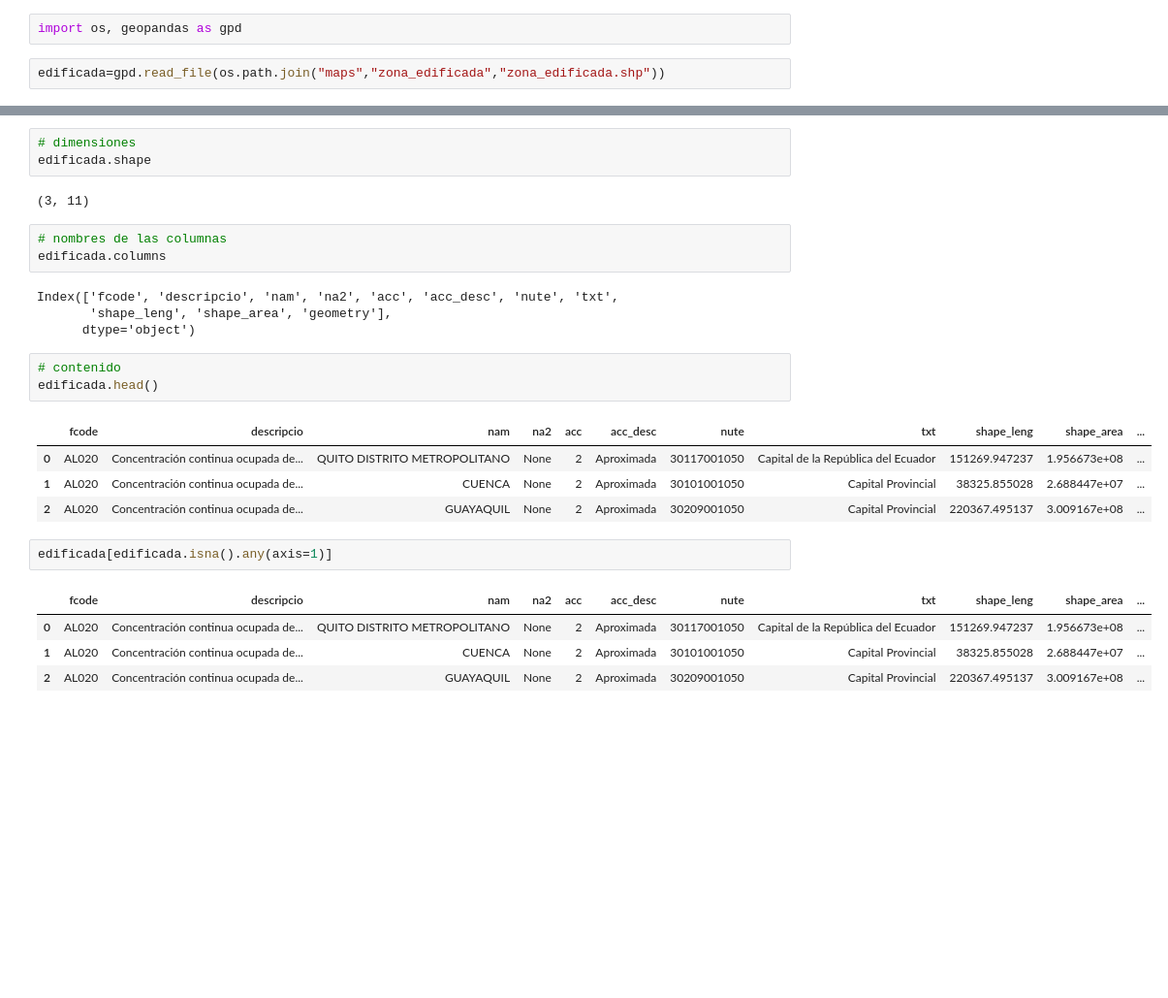
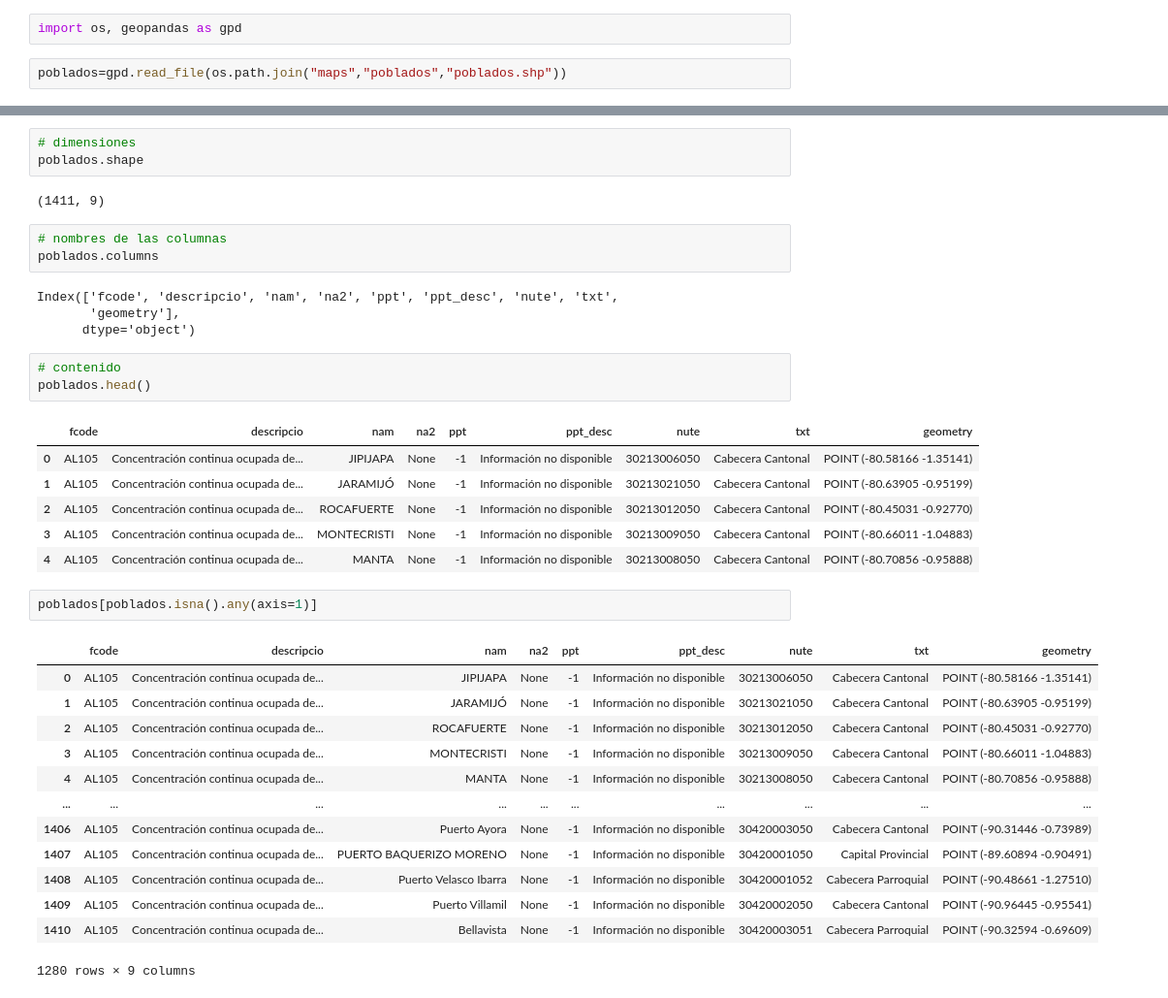
Before and after one commit to vaaleriaa111/geoECUADOR, a Jupyter notebook: codigoECU.ipynb, the cells around one changed output, grey strips where cells are left out. Shown: that part at 97% size. Cells and saved outputs as stored; diff of their text form; blank space fills up the shorter version.

```diff
--- a/codigoECU.ipynb
+++ b/codigoECU.ipynb
@@ -1,6 +1,6 @@
 # %%
 import os, geopandas as gpd
 # %%
-edificada=gpd.read_file(os.path.join("maps","zona_edificada","zona_edificada.shp"))
+poblados=gpd.read_file(os.path.join("maps","poblados","poblados.shp"))
 # %%
 # que tipo es?
@@ -9,30 +9,41 @@ type(edificada)
 geopandas.geodataframe.GeoDataFrame
 # %%
 # dimensiones
-edificada.shape
+poblados.shape
 # %% [output]
-(3, 11)
+(1411, 9)
 # %%
 # nombres de las columnas
-edificada.columns
+poblados.columns
 # %% [output]
-Index(['fcode', 'descripcio', 'nam', 'na2', 'acc', 'acc_desc', 'nute', 'txt',
-       'shape_leng', 'shape_area', 'geometry'],
+Index(['fcode', 'descripcio', 'nam', 'na2', 'ppt', 'ppt_desc', 'nute', 'txt',
+       'geometry'],
       dtype='object')
 # %%
 # contenido
-edificada.head()
+poblados.head()
 # %% [output]
-|  | fcode | descripcio | nam | na2 | acc | acc_desc | nute | txt | shape_leng | shape_area | ... |
-| 0 | AL020 | Concentración continua ocupada de... | QUITO DISTRITO METROPOLITANO | None | 2 | Aproximada | 30117001050 | Capital de la República del Ecuador | 151269.947237 | 1.956673e+08 | ... |
-| 1 | AL020 | Concentración continua ocupada de... | CUENCA | None | 2 | Aproximada | 30101001050 | Capital Provincial | 38325.855028 | 2.688447e+07 | ... |
-| 2 | AL020 | Concentración continua ocupada de... | GUAYAQUIL | None | 2 | Aproximada | 30209001050 | Capital Provincial | 220367.495137 | 3.009167e+08 | ... |
+|  | fcode | descripcio | nam | na2 | ppt | ppt_desc | nute | txt | geometry |
+| 0 | AL105 | Concentración continua ocupada de... | JIPIJAPA | None | -1 | Información no disponible | 30213006050 | Cabecera Cantonal | POINT (-80.58166 -1.35141) |
+| 1 | AL105 | Concentración continua ocupada de... | JARAMIJÓ | None | -1 | Información no disponible | 30213021050 | Cabecera Cantonal | POINT (-80.63905 -0.95199) |
+| 2 | AL105 | Concentración continua ocupada de... | ROCAFUERTE | None | -1 | Información no disponible | 30213012050 | Cabecera Cantonal | POINT (-80.45031 -0.92770) |
+| 3 | AL105 | Concentración continua ocupada de... | MONTECRISTI | None | -1 | Información no disponible | 30213009050 | Cabecera Cantonal | POINT (-80.66011 -1.04883) |
+| 4 | AL105 | Concentración continua ocupada de... | MANTA | None | -1 | Información no disponible | 30213008050 | Cabecera Cantonal | POINT (-80.70856 -0.95888) |
 # %%
-edificada[edificada.isna().any(axis=1)]
+poblados[poblados.isna().any(axis=1)]
 # %% [output]
-|  | fcode | descripcio | nam | na2 | acc | acc_desc | nute | txt | shape_leng | shape_area | ... |
-| 0 | AL020 | Concentración continua ocupada de... | QUITO DISTRITO METROPOLITANO | None | 2 | Aproximada | 30117001050 | Capital de la República del Ecuador | 151269.947237 | 1.956673e+08 | ... |
-| 1 | AL020 | Concentración continua ocupada de... | CUENCA | None | 2 | Aproximada | 30101001050 | Capital Provincial | 38325.855028 | 2.688447e+07 | ... |
-| 2 | AL020 | Concentración continua ocupada de... | GUAYAQUIL | None | 2 | Aproximada | 30209001050 | Capital Provincial | 220367.495137 | 3.009167e+08 | ... |
+|  | fcode | descripcio | nam | na2 | ppt | ppt_desc | nute | txt | geometry |
+| 0 | AL105 | Concentración continua ocupada de... | JIPIJAPA | None | -1 | Información no disponible | 30213006050 | Cabecera Cantonal | POINT (-80.58166 -1.35141) |
+| 1 | AL105 | Concentración continua ocupada de... | JARAMIJÓ | None | -1 | Información no disponible | 30213021050 | Cabecera Cantonal | POINT (-80.63905 -0.95199) |
+| 2 | AL105 | Concentración continua ocupada de... | ROCAFUERTE | None | -1 | Información no disponible | 30213012050 | Cabecera Cantonal | POINT (-80.45031 -0.92770) |
+| 3 | AL105 | Concentración continua ocupada de... | MONTECRISTI | None | -1 | Información no disponible | 30213009050 | Cabecera Cantonal | POINT (-80.66011 -1.04883) |
+| 4 | AL105 | Concentración continua ocupada de... | MANTA | None | -1 | Información no disponible | 30213008050 | Cabecera Cantonal | POINT (-80.70856 -0.95888) |
+| ... | ... | ... | ... | ... | ... | ... | ... | ... | ... |
+| 1406 | AL105 | Concentración continua ocupada de... | Puerto Ayora | None | -1 | Información no disponible | 30420003050 | Cabecera Cantonal | POINT (-90.31446 -0.73989) |
+| 1407 | AL105 | Concentración continua ocupada de... | PUERTO BAQUERIZO MORENO | None | -1 | Información no disponible | 30420001050 | Capital Provincial | POINT (-89.60894 -0.90491) |
+| 1408 | AL105 | Concentración continua ocupada de... | Puerto Velasco Ibarra | None | -1 | Información no disponible | 30420001052 | Cabecera Parroquial | POINT (-90.48661 -1.27510) |
+| 1409 | AL105 | Concentración continua ocupada de... | Puerto Villamil | None | -1 | Información no disponible | 30420002050 | Cabecera Cantonal | POINT (-90.96445 -0.95541) |
+| 1410 | AL105 | Concentración continua ocupada de... | Bellavista | None | -1 | Información no disponible | 30420003051 | Cabecera Parroquial | POINT (-90.32594 -0.69609) |
+1280 rows × 9 columns
 # %%
 # tipos
```
Also changed, not shown: parts of 6 cells of this notebook, 17 other files.
